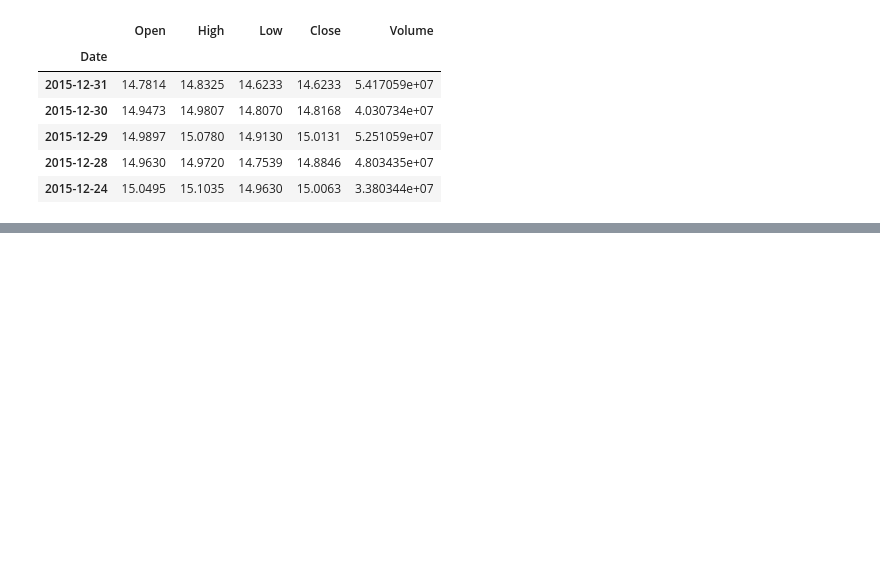
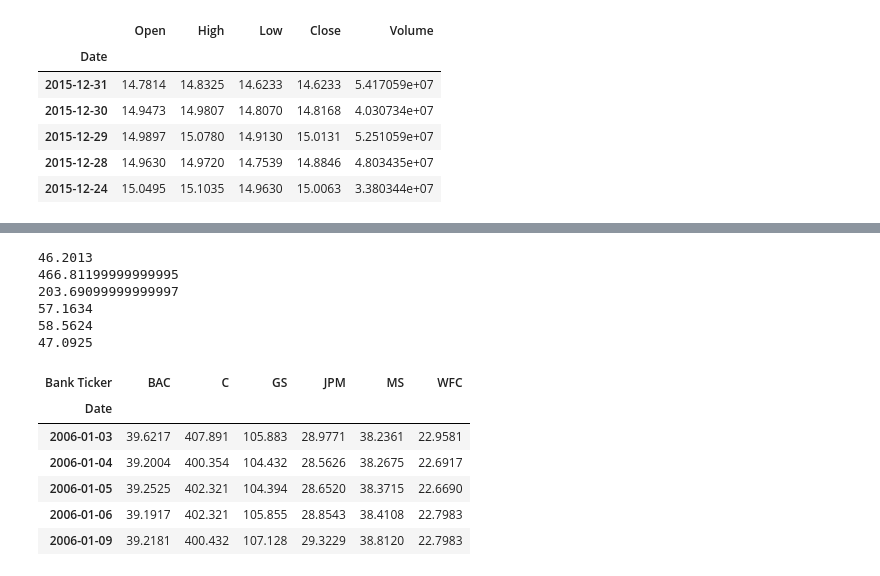
Before and after one commit to NavdeepTU/Data-Analysis-and-Visualization, a Jupyter notebook: 06. Capstone Projects/02. Finance Project.ipynb, the cells around one changed output, grey strips where cells are left out. Saved outputs shown, nothing was run; the diff lists cells and outputs as text; code cells hidden in the pictures; blank space fills up the shorter version.

```diff
--- a/06. Capstone Projects/02. Finance Project.ipynb
+++ b/06. Capstone Projects/02. Finance Project.ipynb
@@ -63,0 +87,22 @@ bank_stocks
+# %%
+# What is the max Close price for each bank's stock throughout the time period?
+for tick in tickers:
+    print(bank_stocks[tick]['Close'].max())
+# %% [output]
+46.2013
+466.81199999999995
+203.69099999999997
+57.1634
+58.5624
+47.0925
+# %%
+# Another way
+bank_stocks.xs(key='Close', axis=1, level='Stock Info').head()
+# %% [output]
+| Bank Ticker | BAC | C | GS | JPM | MS | WFC |
+| Date |  |  |  |  |  |  |
+| 2006-01-03 | 39.6217 | 407.891 | 105.883 | 28.9771 | 38.2361 | 22.9581 |
+| 2006-01-04 | 39.2004 | 400.354 | 104.432 | 28.5626 | 38.2675 | 22.6917 |
+| 2006-01-05 | 39.2525 | 402.321 | 104.394 | 28.6520 | 38.3715 | 22.6690 |
+| 2006-01-06 | 39.1917 | 402.321 | 105.855 | 28.8543 | 38.4108 | 22.7983 |
+| 2006-01-09 | 39.2181 | 400.432 | 107.128 | 29.3229 | 38.8120 | 22.7983 |
```
Also changed, not shown: parts of 16 cells of this notebook.
